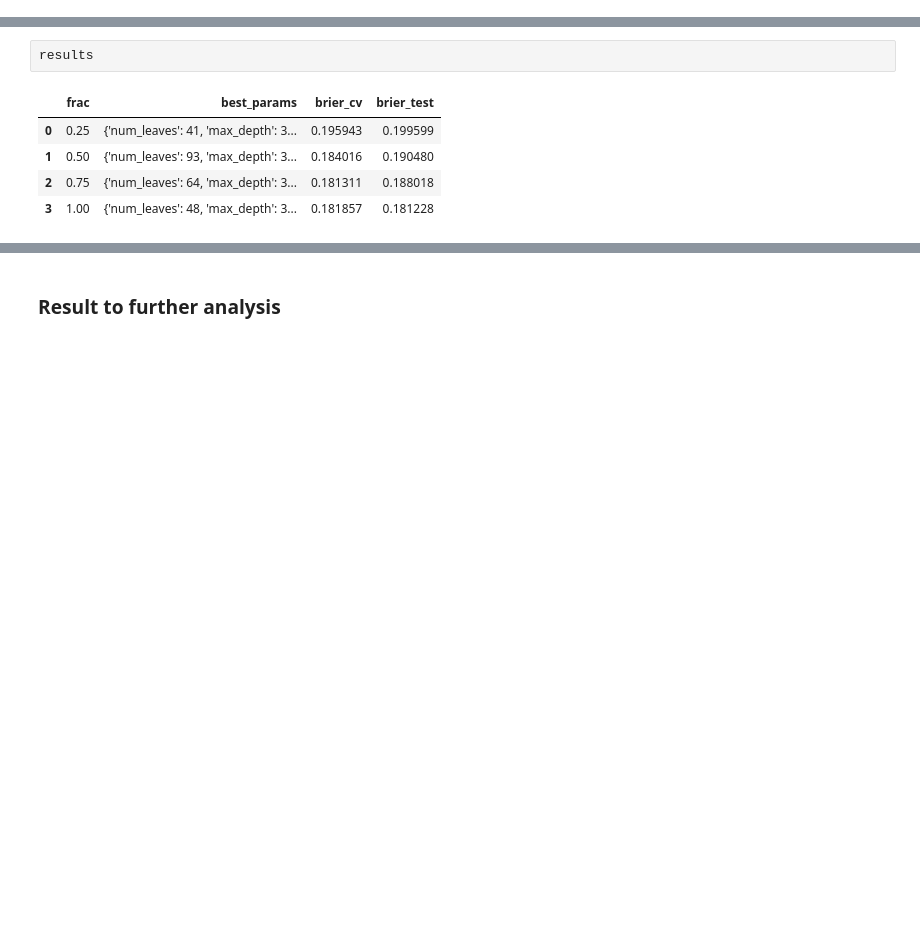
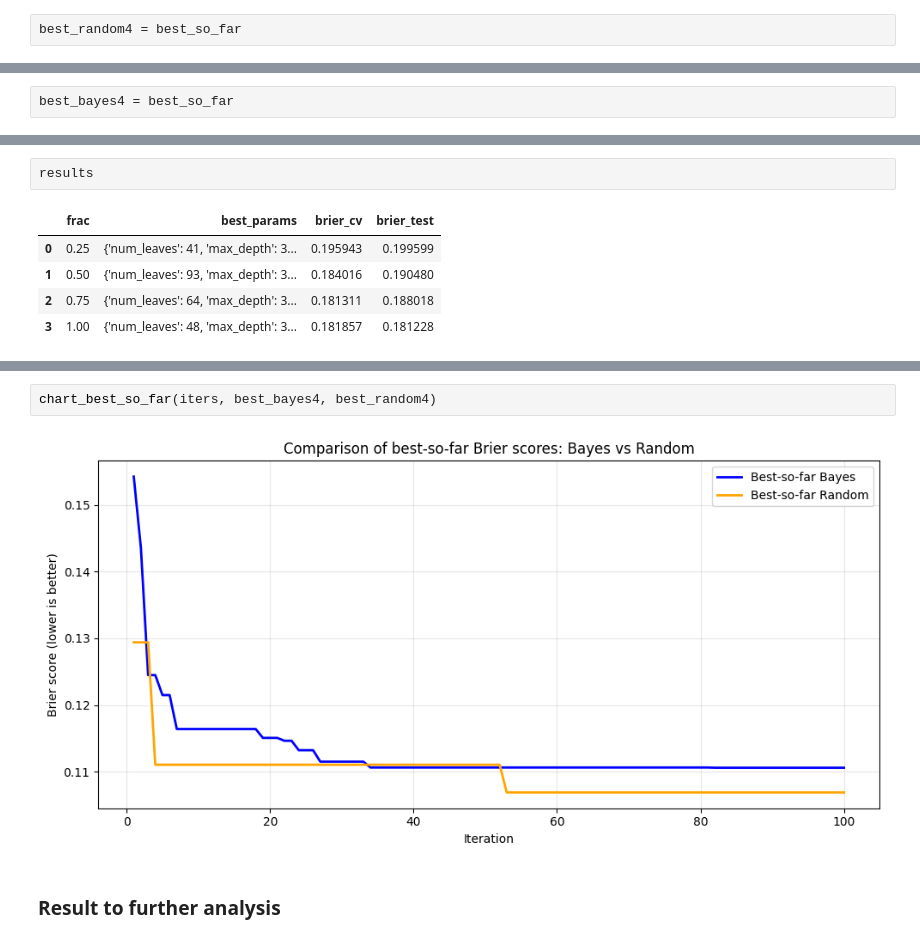
Before and after one commit to Wysocki-Piotr/Hyperparameter-optimization, a Jupyter notebook: LightGBM.ipynb, the cells around one changed output, grey strips where cells are left out. Cells and saved outputs as stored; diff of their text form; blank space fills up the shorter version.

```diff
--- a/LightGBM.ipynb
+++ b/LightGBM.ipynb
@@ -481,6 +509,8 @@ rnd.best_params_
 best_so_far[-1]
 # %% [output]
 np.float64(0.1068854416989623)
+# %%
+best_random4 = best_so_far
 # %%
 stabilized_at, stabilized_value = detect_stabilization_by_last(best_so_far, abs_tol=ABS_TOL)
 # %%
@@ -794,5 +830,7 @@ result["best_params"]
  'lambda_l1': 0.6498966498082488,
  'lambda_l2': 0.19982074000815617}
+# %%
+best_bayes4 = best_so_far
 # %%
 stabilized_at, stabilized_value = detect_stabilization_by_last(best_so_far, abs_tol=ABS_TOL)
 # %%
@@ -947,3 +1016,7 @@ results
+# %%
+chart_best_so_far(iters, best_bayes4, best_random4)
+# %% [output]
+[figure, added]
 # %% [markdown]
 ### Result to further analysis
 # %%
```
Also changed, not shown: parts of 31 cells of this notebook, 1 other file.
